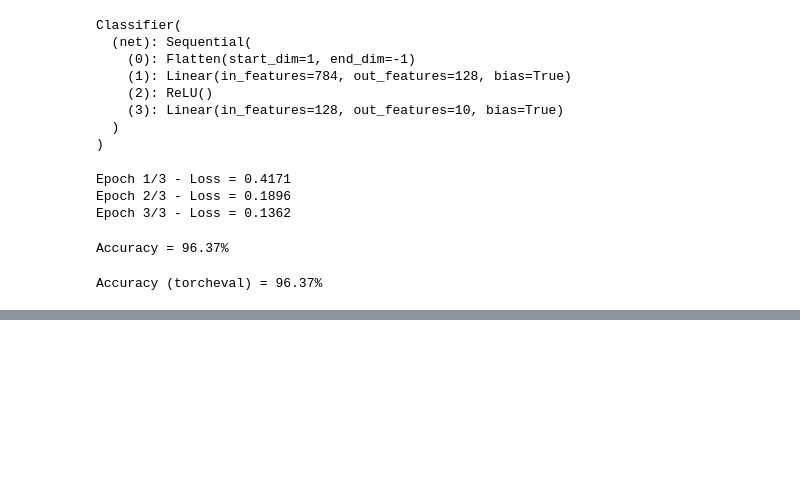
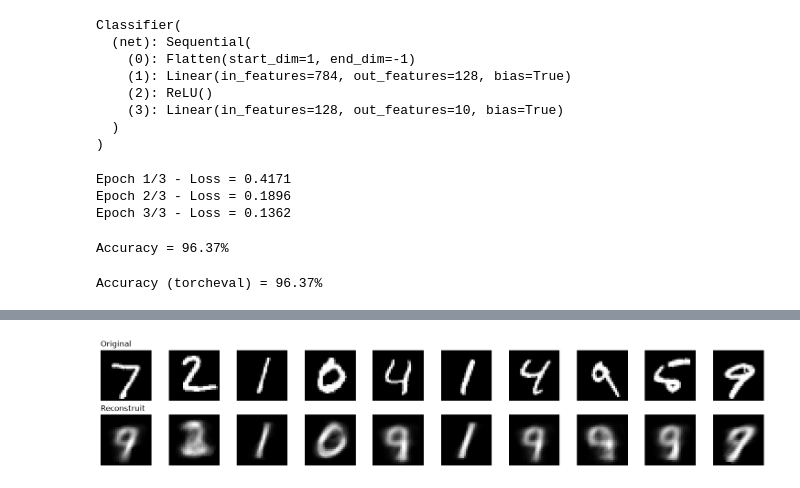
Before and after one commit to bouhouhoussam/tp-generatif, a Jupyter notebook: Modeles_generatifs.ipynb, the cells around one changed output, grey strips where cells are left out. Saved outputs shown, nothing was run; the diff lists cells and outputs as text; code cells hidden in the pictures; blank space fills up the shorter version.

```diff
--- a/Modeles_generatifs.ipynb
+++ b/Modeles_generatifs.ipynb
@@ -142,0 +198,25 @@ Accuracy (torcheval) = 96.37%
+# %%
+ae_criterion = nn.MSELoss()
+ae_optimizer = torch.optim.Adam(ae.parameters(), lr=1e-3)
+
+def train_autoencoder(model, loader, epochs=5):
+    model.train()
+
+    for epoch in range(epochs):
+        total_loss = 0
+
+        for x, _ in loader:          # on ignore les labels
+            x = x.to(device)
+
+            x_hat = model(x)
+            loss = ae_criterion(x_hat, x)
+
+            ae_optimizer.zero_grad()
+            loss.backward()
+            ae_optimizer.step()
+
+            total_loss += loss.item()
+
+        print(f"Epoch {epoch+1}/{epochs} - Loss = {total_loss/len(loader):.4f}")
+
+train_autoencoder(ae, train_loader, epochs=5)
@@ -142,0 +229,22 @@ Accuracy (torcheval) = 96.37%
+# %%
+ae.eval()
+
+x, _ = next(iter(test_loader))
+x = x[:10].to(device)
+
+with torch.no_grad():
+    x_hat = ae(x)
+
+fig, axes = plt.subplots(2, 10, figsize=(15, 3))
+for i in range(10):
+    axes[0, i].imshow(x[i].cpu().squeeze(), cmap="gray")
+    axes[0, i].axis("off")
+    axes[1, i].imshow(x_hat[i].cpu().squeeze(), cmap="gray")
+    axes[1, i].axis("off")
+
+axes[0, 0].set_title("Original", loc="left")
+axes[1, 0].set_title("Reconstruit", loc="left")
+plt.tight_layout()
+plt.show()
+# %% [output]
+[figure, added]
```
Also changed, not shown: parts of 5 cells of this notebook.
